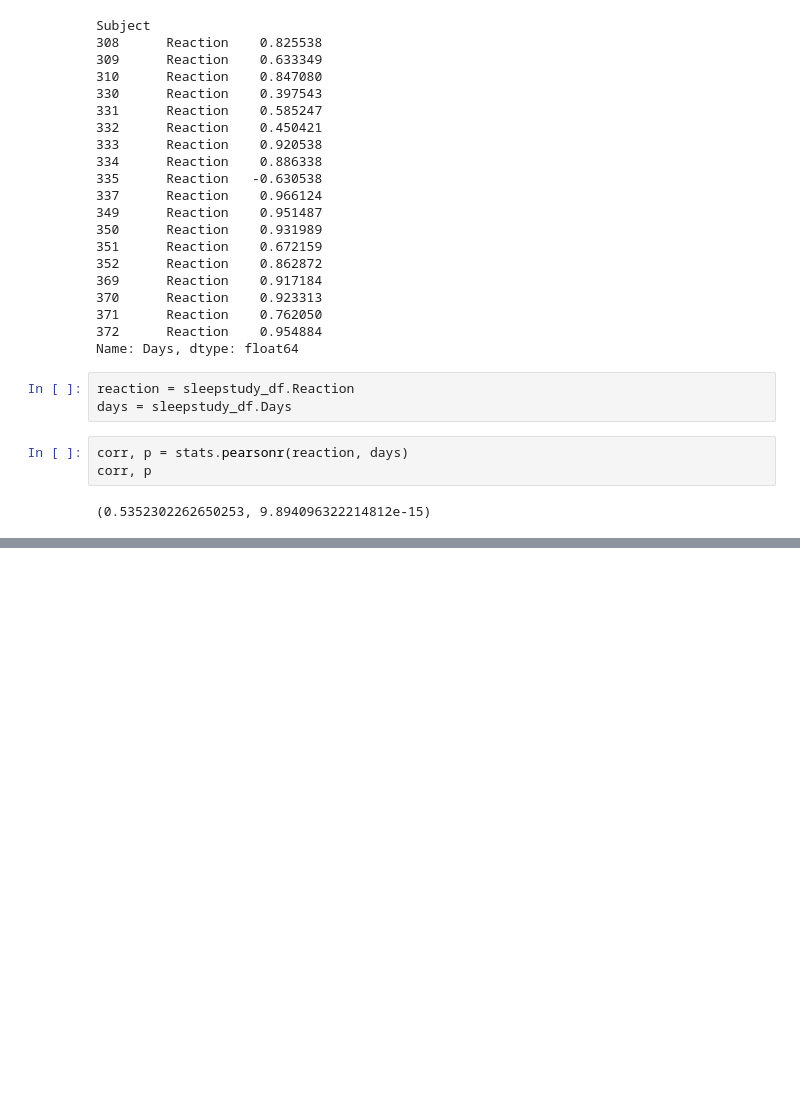
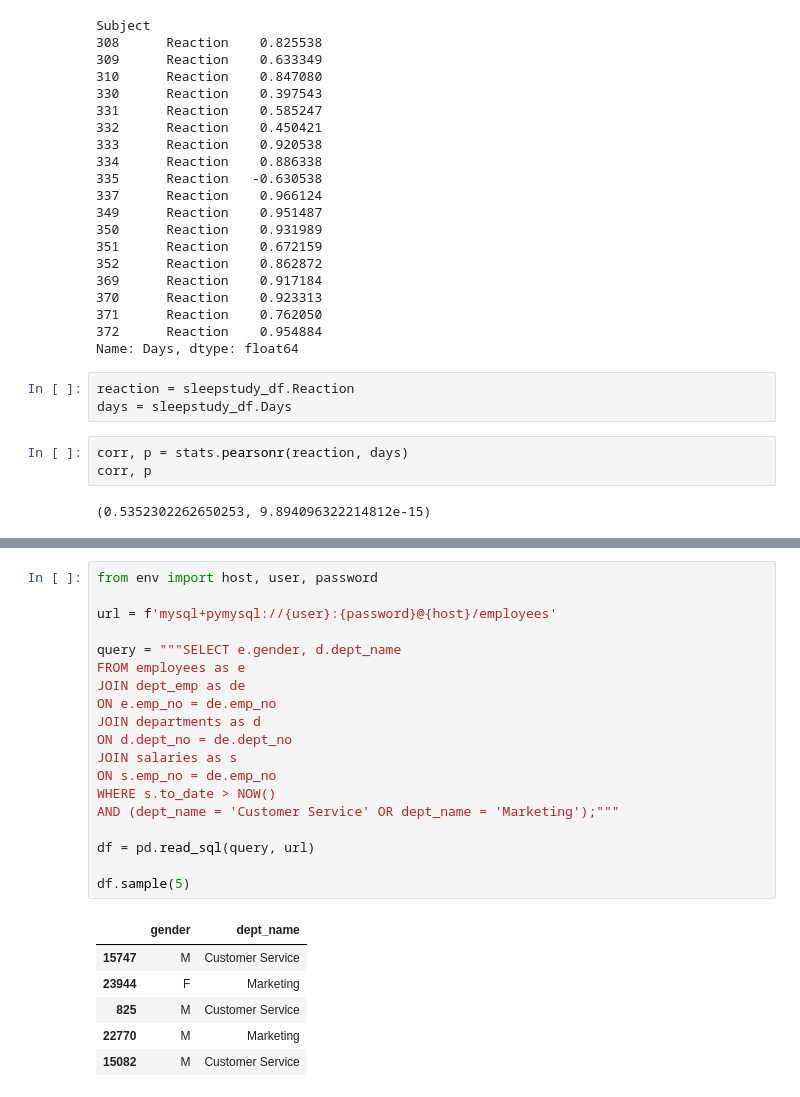
Before and after one commit to soslin/statistics-exercises, a Jupyter notebook: hypothesis_testing.ipynb, the cells around one changed output, grey strips where cells are left out. Drawn from its saved outputs; the diff is of its cells as text; blank space fills up the shorter version.

```diff
--- a/hypothesis_testing.ipynb
+++ b/hypothesis_testing.ipynb
@@ -801,0 +930,26 @@ corr, p
+# %%
+from env import host, user, password
+
+url = f'mysql+pymysql://{user}:{password}@{host}/employees'
+
+query = """SELECT e.gender, d.dept_name
+FROM employees as e
+JOIN dept_emp as de
+ON e.emp_no = de.emp_no
+JOIN departments as d
+ON d.dept_no = de.dept_no
+JOIN salaries as s
+ON s.emp_no = de.emp_no
+WHERE s.to_date > NOW()
+AND (dept_name = 'Customer Service' OR dept_name = 'Marketing');"""
+
+df = pd.read_sql(query, url)
+
+df.sample(5)
+# %% [output]
+|  | gender | dept_name |
+| 15747 | M | Customer Service |
+| 23944 | F | Marketing |
+| 825 | M | Customer Service |
+| 22770 | M | Marketing |
+| 15082 | M | Customer Service |
```
Also changed, not shown: parts of 23 cells of this notebook.
